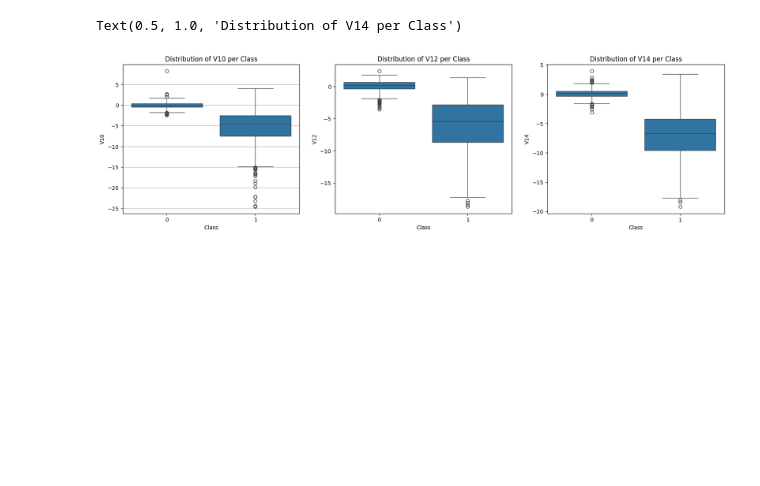
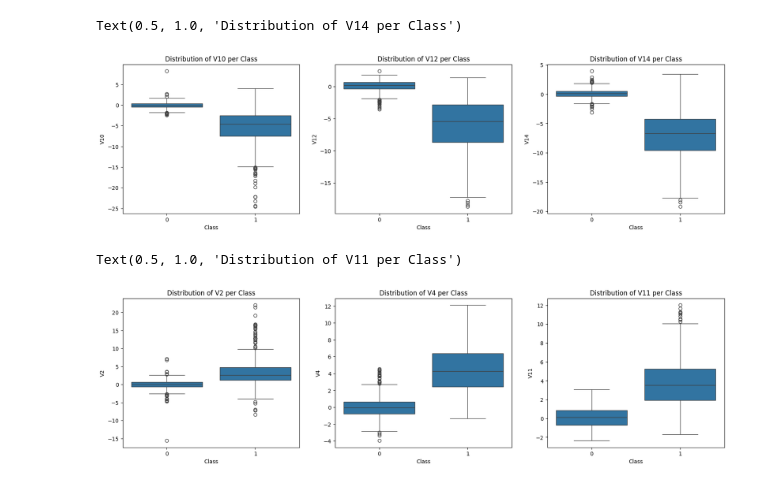
Before and after one commit to joocahyadi/Credit_Card_Fraud_Detection, a Jupyter notebook: notebook/Credit Card Fraud Detection Notebook.ipynb, the cells around one changed output. Drawn from its saved outputs; the diff is of its cells as text; code cells hidden in the pictures; blank space fills up the shorter version.

```diff
--- a/notebook/Credit Card Fraud Detection Notebook.ipynb
+++ b/notebook/Credit Card Fraud Detection Notebook.ipynb
@@ -527,3 +534,21 @@ axs[2].set_title('Distribution of V14 per Class')
 # %% [output]
 Text(0.5, 1.0, 'Distribution of V14 per Class')
 [figure]
+# %%
+# Check the features that are positively correlated with the target (Class) (V2, V4, V11)
+
+# Create the template
+fig, axs = plt.subplots(nrows=1, ncols=3, figsize=(20,5))
+
+# Create the plots
+sns.boxplot(x='Class', y='V2', data=df_under_sampled, ax=axs[0])
+axs[0].set_title('Distribution of V2 per Class')
+
+sns.boxplot(x='Class', y='V4', data=df_under_sampled, ax=axs[1])
+axs[1].set_title('Distribution of V4 per Class')
+
+sns.boxplot(x='Class', y='V11', data=df_under_sampled, ax=axs[2])
+axs[2].set_title('Distribution of V11 per Class')
+# %% [output]
+Text(0.5, 1.0, 'Distribution of V11 per Class')
+[figure, added]
```
Also changed, not shown: parts of 19 cells of this notebook.
